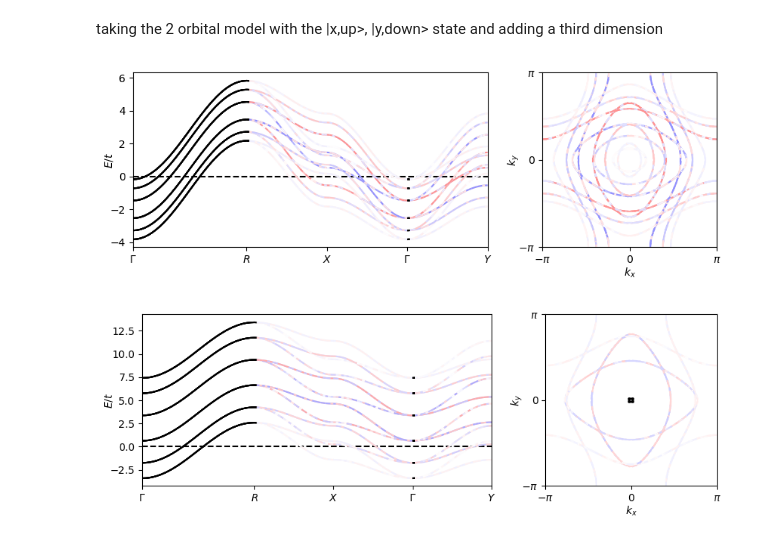
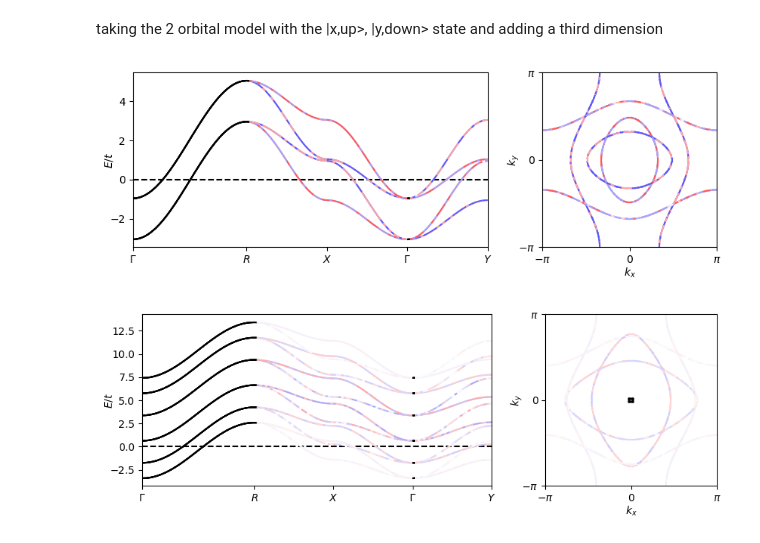
Before and after one commit to dpreuo/alter_surf, a Jupyter notebook: surface_2orbitals.ipynb, the cells around one changed output. Cells and saved outputs as stored; diff of their text form; code cells hidden in the pictures.

```diff
--- a/surface_2orbitals.ipynb
+++ b/surface_2orbitals.ipynb
@@ -34,29 +34,29 @@ def projector2layer(layer,len_z=2):
     proj[layer] = 1
     return proj
 # %%
-paramS1 = dict(len_z=6,t1=1,t2=0.5,mu=0,m=0.3,t3=0,tz=1,tzp=0,PBC=False,Q_z=pi)
+paramS1 = dict(len_z=2,t1=1,t2=0.5,mu=0,m=0.3,t3=0,tz=1,tzp=0,PBC=True,Q_z=pi)
 
 param = paramS1
 fig, [ax,ax1] = plt.subplots(1,2,gridspec_kw={'width_ratios': [2,1]},figsize=(10,3))
 
 #some special points of the brillouin zone
 
 labels = ['\Gamma','R',"X",'\Gamma',"Y"]
 pathBZ = np.array([points_BZ[x] for x in labels])
 labels = ['$'+l+'$' for l in labels]
 
 
 
 coloring_operator = np.kron(np.ones(param['len_z']),Spin_operator) #overall spin_operator
 coloring_operator = np.kron(projector2layer(0,len_z=param['len_z']),Spin_operator) #spin operator specific layer
 #coloring_operator = np.ones(4*param['len_z']) #no coloring
 
 cmap = cm.get_cmap('bwr')
 
 plot_bandstruc(ax,H_2orb_3D,param=param,points_path=pathBZ,labels_points_path=labels,coloring_operator=coloring_operator,cmap=cmap,N_samples=30)
 plot_FS(ax1,H_2orb_3D,param=param,coloring_operator=coloring_operator,cmap=cmap,Lq=50)
 # %% [output]
-[figure, old version]
+[figure, new version]
 # %%
 paramS1 = dict(t1=1,t2=0.5,mu=-2,m=0.3,t3=0,tz=3,tzp=0,len_z=6,PBC=False,Q_z=pi)
 
```
Also changed, not shown: parts of 3 cells of this notebook, 1 other file.
